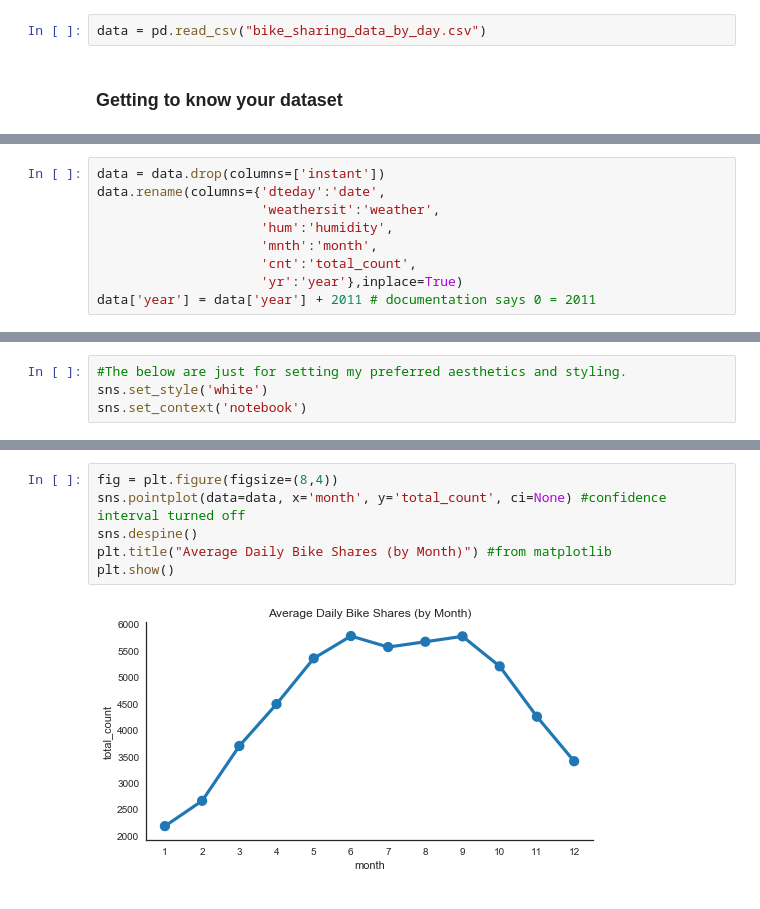
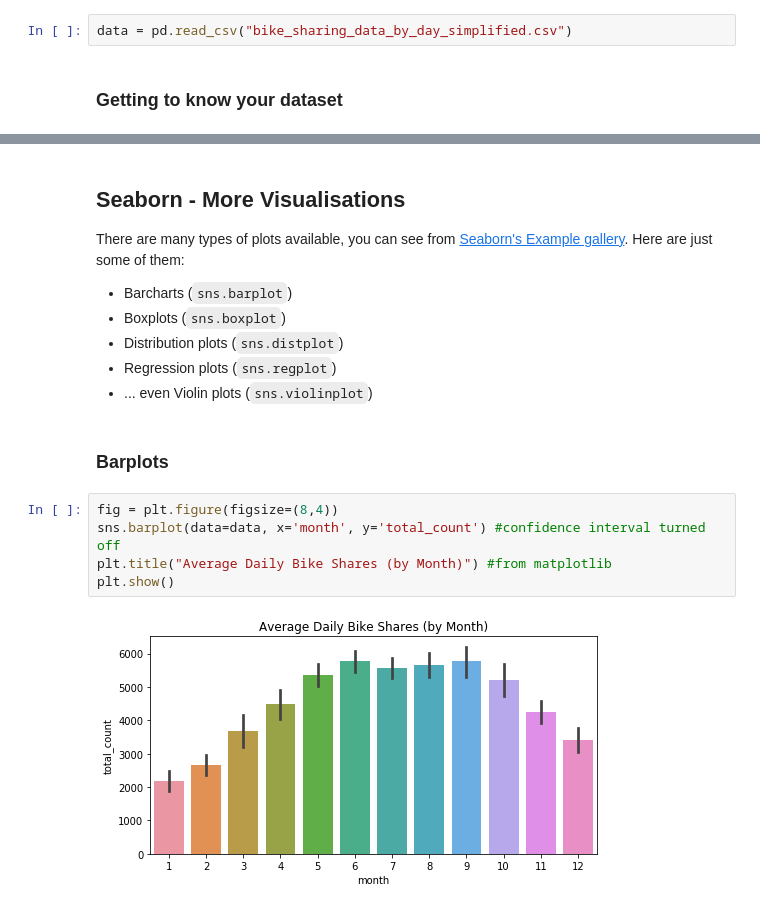
Before and after one commit to jeffreycklo/bisa_python_workshop, a Jupyter notebook: activity_2_solution.ipynb, the cells around one changed output, grey strips where cells are left out. Saved outputs shown, nothing was run; the diff lists cells and outputs as text.

```diff
--- a/activity_2_solution.ipynb
+++ b/activity_2_solution.ipynb
@@ -41,7 +39,7 @@ We will start by using some of the functionalities of Pandas. You can think of P
 
 N.b If it's an Excel file, you can use `pd.read_excel`.
 # %%
-data = pd.read_csv("bike_sharing_data_by_day.csv")
+data = pd.read_csv("bike_sharing_data_by_day_simplified.csv")
 # %% [markdown]
 ### Getting to know your dataset
 # %% [markdown]
@@ -106,9 +70,0 @@ We can drop and rename columns, using the `drop` and `.rename` functions.
-# %%
-data = data.drop(columns=['instant'])
-data.rename(columns={'dteday':'date',
-                     'weathersit':'weather',
-                     'hum':'humidity',
-                     'mnth':'month',
-                     'cnt':'total_count',
-                     'yr':'year'},inplace=True)
-data['year'] = data['year'] + 2011 # documentation says 0 = 2011
@@ -140,4 +94,0 @@ With most statistical analysis, oftentimes we start it off by visualising the di
-# %%
-#The below are just for setting my preferred aesthetics and styling.
-sns.set_style('white')
-sns.set_context('notebook')
@@ -175,8 +119,18 @@ plt.show()
+# %% [markdown]
+## Seaborn - More Visualisations
+
+There are many types of plots available, you can see from [Seaborn's Example gallery](https://seaborn.pydata.org/examples/index.html). Here are just some of them:
+- Barcharts (`sns.barplot`)
+- Boxplots (`sns.boxplot`)
+- Distribution plots (`sns.distplot`)
+- Regression plots (`sns.regplot`)
+- ... even Violin plots (`sns.violinplot`)
+# %% [markdown]
+### Barplots
 # %%
 fig = plt.figure(figsize=(8,4))
-sns.pointplot(data=data, x='month', y='total_count', ci=None) #confidence interval turned off
-sns.despine()
+sns.barplot(data=data, x='month', y='total_count') #confidence interval turned off
 plt.title("Average Daily Bike Shares (by Month)") #from matplotlib
 plt.show()
 # %% [output]
-[figure, old version]
+[figure, new version]
```
Also changed, not shown: parts of 60 cells of this notebook, 3 other files.
